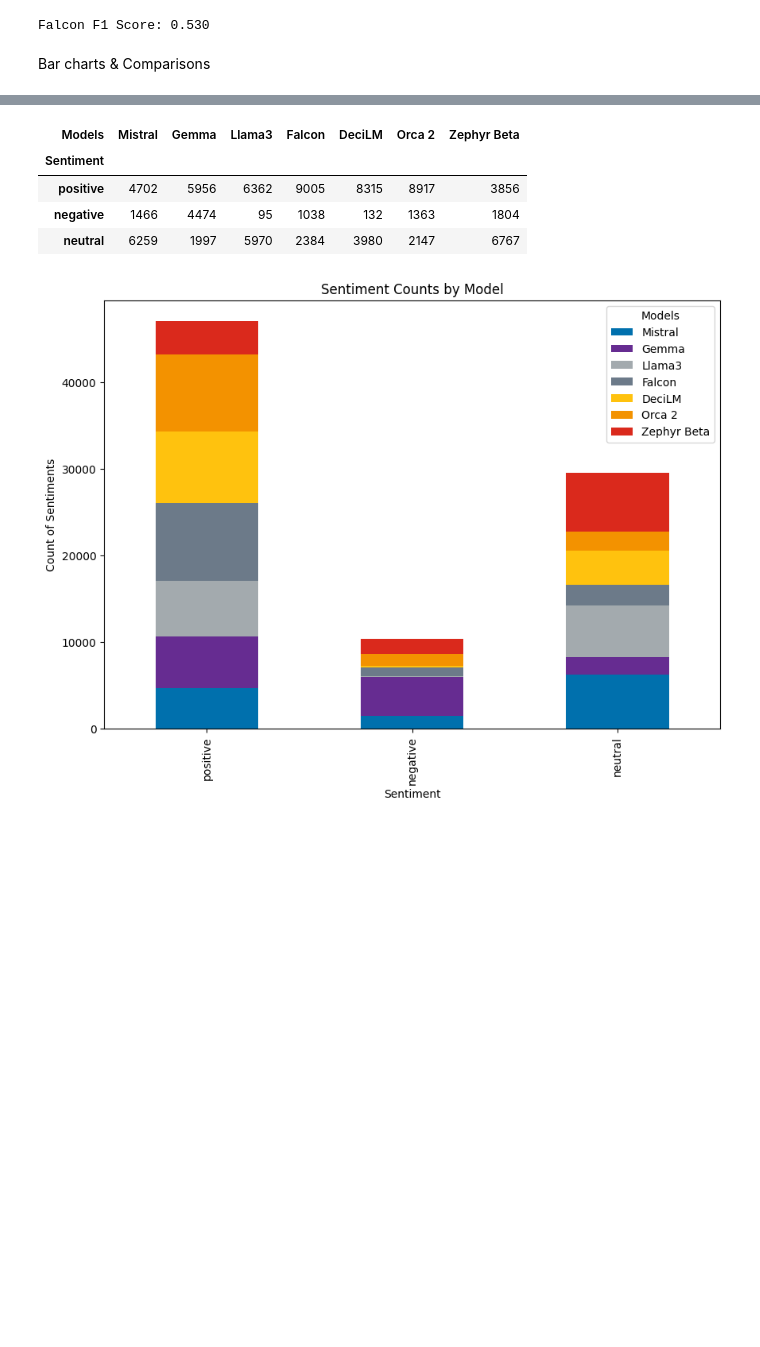
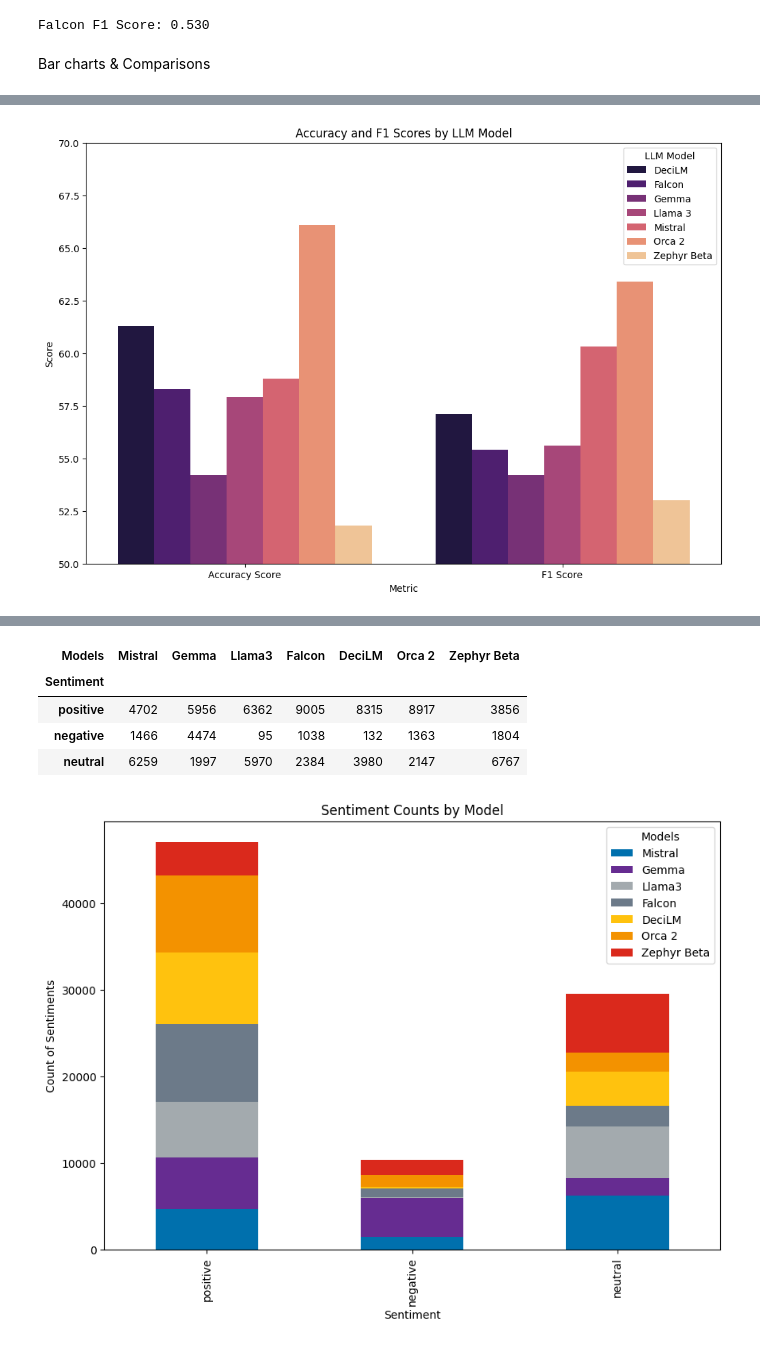
Before and after one commit to data-sci-capstone/copilot, a Jupyter notebook: Evaluation/sentiment-eval-models.ipynb, the cells around one changed output, grey strips where cells are left out. Cells and saved outputs as stored; diff of their text form; code cells hidden in the pictures; blank space fills up the shorter version.

```diff
--- a/Evaluation/sentiment-eval-models.ipynb
+++ b/Evaluation/sentiment-eval-models.ipynb
@@ -110,3 +111,8 @@ accuracy_mistral = accuracy_score(conf_mat_mistral["actual_sentiment"], conf_mat
 print(f"Overall accuracy: {accuracy_mistral:.2f}")
 # %% [output]
 Overall accuracy: 0.59
+# %%
+# Calculate F1 score
+mistral_f1 = f1_score(conf_mat_mistral["actual_sentiment"], conf_mat_mistral["generated_sentiment"], average='weighted')
+
+print(f"Falcon F1 Score: {mistral_f1:.3f}")
@@ -146,3 +154,8 @@ accuracy_gemma = accuracy_score(conf_mat_gemma["actual_sentiment"], conf_mat_gem
 print(f"Overall accuracy: {accuracy_gemma:.2f}")
 # %% [output]
 Overall accuracy: 0.54
+# %%
+# Calculate F1 score
+gemma_f1 = f1_score(conf_mat_gemma["actual_sentiment"], conf_mat_gemma["generated_sentiment"], average='weighted')
+
+print(f"Falcon F1 Score: {gemma_f1:.3f}")
@@ -432,0 +415,16 @@ Passing `palette` without assigning `hue` is deprecated and will be removed in v
+# %%
+# round metrics to 1 decimale place
+def round_metrics(num: float) -> float:
+    return round(num * 100, 1)
+# %%
+bar_df = pd.DataFrame({
+    'LLM Model': ['Mistral', 'Gemma', 'Llama 3', 'Falcon', 'DeciLM', 'Orca 2', 'Zephyr Beta'],
+    'Accuracy Score': [accuracy_mistral, accuracy_gemma, accuracy_llama3, accuracy_falcon, accuracy_deci, accuracy_orca, accuracy_zephyr],
+    'F1 Score': [mistral_f1, gemma_f1, llama3_f1, falcon_f1, deci_f1, orca_f1, zephyr_f1]
+})
+bar_df["Accuracy Score"] = bar_df["Accuracy Score"].apply(round_metrics)
+bar_df["F1 Score"] = bar_df["F1 Score"].apply(round_metrics)
+melted_df = bar_df.melt(id_vars='LLM Model', var_name='Metric', value_name='Score')
+melted_df = melted_df.sort_values(['LLM Model', 'Metric'], ascending=True)
+
+melted_df.head()
@@ -432,0 +438,15 @@ Passing `palette` without assigning `hue` is deprecated and will be removed in v
+# %%
+plt.figure(figsize=(12, 8))
+sns.barplot(
+    x = "Metric",
+    y = "Score",
+    hue= "LLM Model",
+    data=melted_df,
+    palette= 'magma'
+)
+
+plt.ylim(50, 70)
+plt.title("Accuracy and F1 Scores by LLM Model")
+plt.show()
+# %% [output]
+[figure, added]
```
Also changed, not shown: parts of 17 cells of this notebook.
